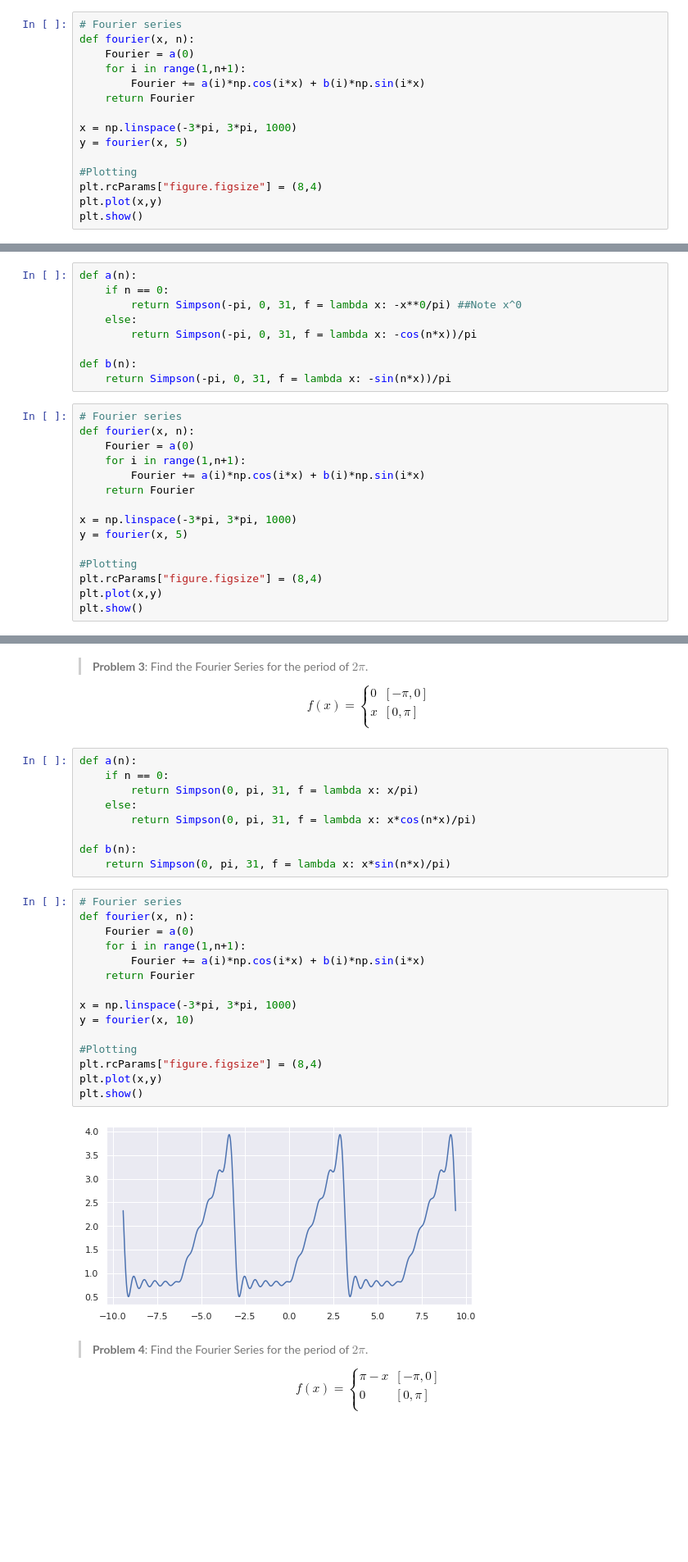
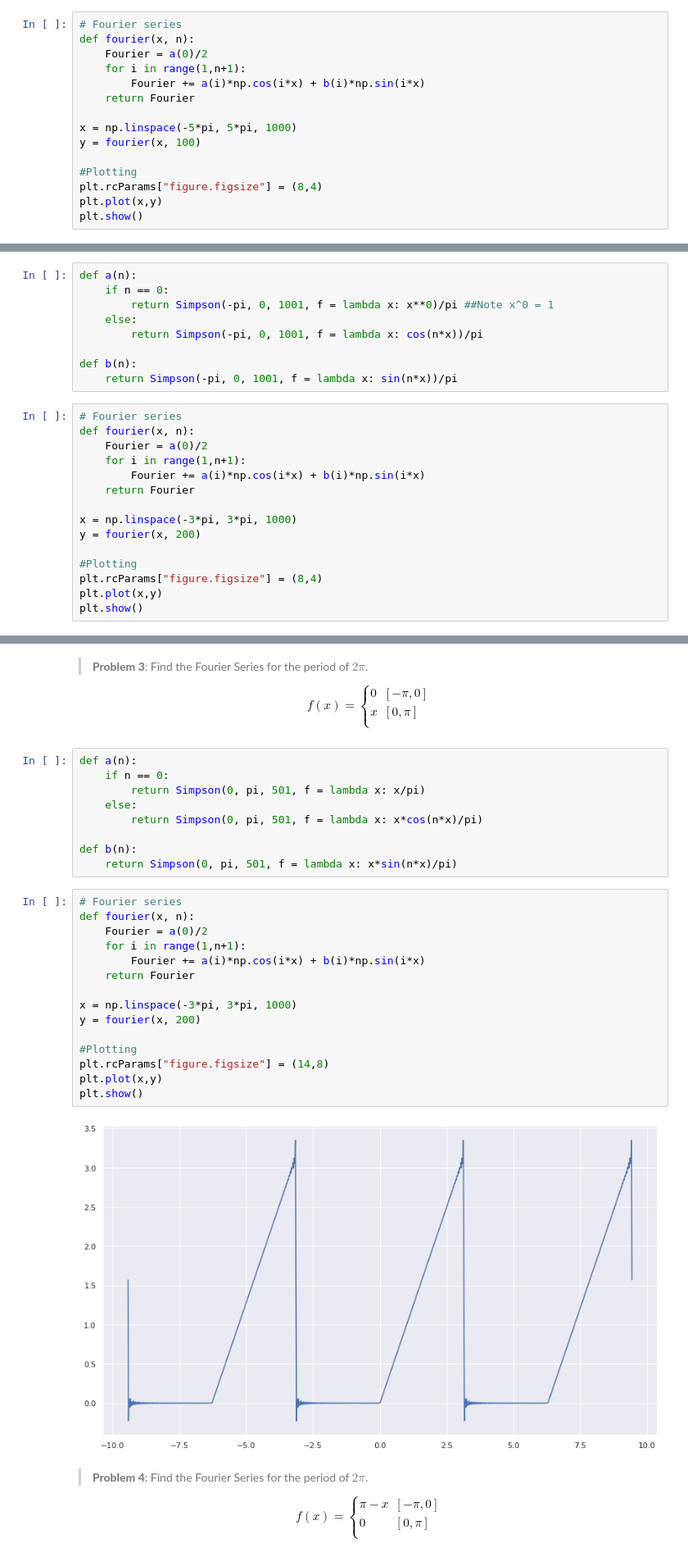
Before and after one commit to Souvik-0612/Fourier, a Jupyter notebook: Fourier series.ipynb, the cells around one changed output, grey strips where cells are left out. Shown at 82% size. Cells and saved outputs as stored; diff of their text form; blank space fills up the shorter version.

```diff
--- a/Fourier series.ipynb
+++ b/Fourier series.ipynb
@@ -63,13 +99,13 @@ def b(n):
 # %%
 # Fourier series
 def fourier(x, n):
-    Fourier = a(0)
+    Fourier = a(0)/2
     for i in range(1,n+1):
         Fourier += a(i)*np.cos(i*x) + b(i)*np.sin(i*x)
     return Fourier
 
-x = np.linspace(-3*pi, 3*pi, 1000)
-y = fourier(x, 5)
+x = np.linspace(-5*pi, 5*pi, 1000)
+y = fourier(x, 100)
 
 #Plotting
 plt.rcParams["figure.figsize"] = (8,4)
@@ -90,22 +126,22 @@ $$
 # %%
 def a(n):
     if n == 0:
-        return Simpson(-pi, 0, 31, f = lambda x: -x**0/pi) ##Note x^0
+        return Simpson(-pi, 0, 1001, f = lambda x: x**0)/pi ##Note x^0 = 1
     else:
-        return Simpson(-pi, 0, 31, f = lambda x: -cos(n*x))/pi
+        return Simpson(-pi, 0, 1001, f = lambda x: cos(n*x))/pi
 
 def b(n):
-    return Simpson(-pi, 0, 31, f = lambda x: -sin(n*x))/pi
+    return Simpson(-pi, 0, 1001, f = lambda x: sin(n*x))/pi
 # %%
 # Fourier series
 def fourier(x, n):
-    Fourier = a(0)
+    Fourier = a(0)/2
     for i in range(1,n+1):
         Fourier += a(i)*np.cos(i*x) + b(i)*np.sin(i*x)
     return Fourier
 
 x = np.linspace(-3*pi, 3*pi, 1000)
-y = fourier(x, 5)
+y = fourier(x, 200)
 
 #Plotting
 plt.rcParams["figure.figsize"] = (8,4)
@@ -126,29 +162,29 @@ $$
 # %%
 def a(n):
     if n == 0:
-        return Simpson(0, pi, 31, f = lambda x: x/pi)
+        return Simpson(0, pi, 501, f = lambda x: x/pi)
     else:
-        return Simpson(0, pi, 31, f = lambda x: x*cos(n*x)/pi)
+        return Simpson(0, pi, 501, f = lambda x: x*cos(n*x)/pi)
 
 def b(n):
-    return Simpson(0, pi, 31, f = lambda x: x*sin(n*x)/pi)
+    return Simpson(0, pi, 501, f = lambda x: x*sin(n*x)/pi)
 # %%
 # Fourier series
 def fourier(x, n):
-    Fourier = a(0)
+    Fourier = a(0)/2
     for i in range(1,n+1):
         Fourier += a(i)*np.cos(i*x) + b(i)*np.sin(i*x)
     return Fourier
 
 x = np.linspace(-3*pi, 3*pi, 1000)
-y = fourier(x, 10)
+y = fourier(x, 200)
 
 #Plotting
-plt.rcParams["figure.figsize"] = (8,4)
+plt.rcParams["figure.figsize"] = (14,8)
 plt.plot(x,y)
 plt.show()
 # %% [output]
-[figure, old version]
+[figure, new version]
 # %% [markdown]
 > **Problem 4**: Find the Fourier Series for the period of $2\pi$.
 
```
Also changed, not shown: parts of 12 cells of this notebook.
